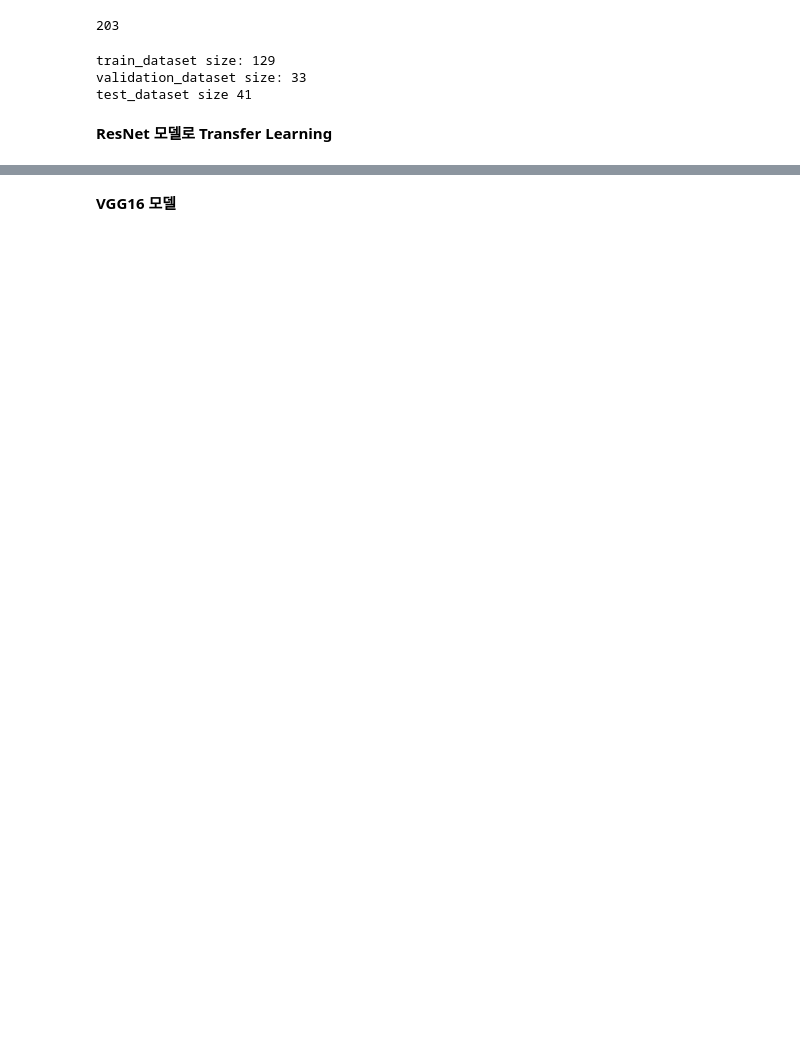
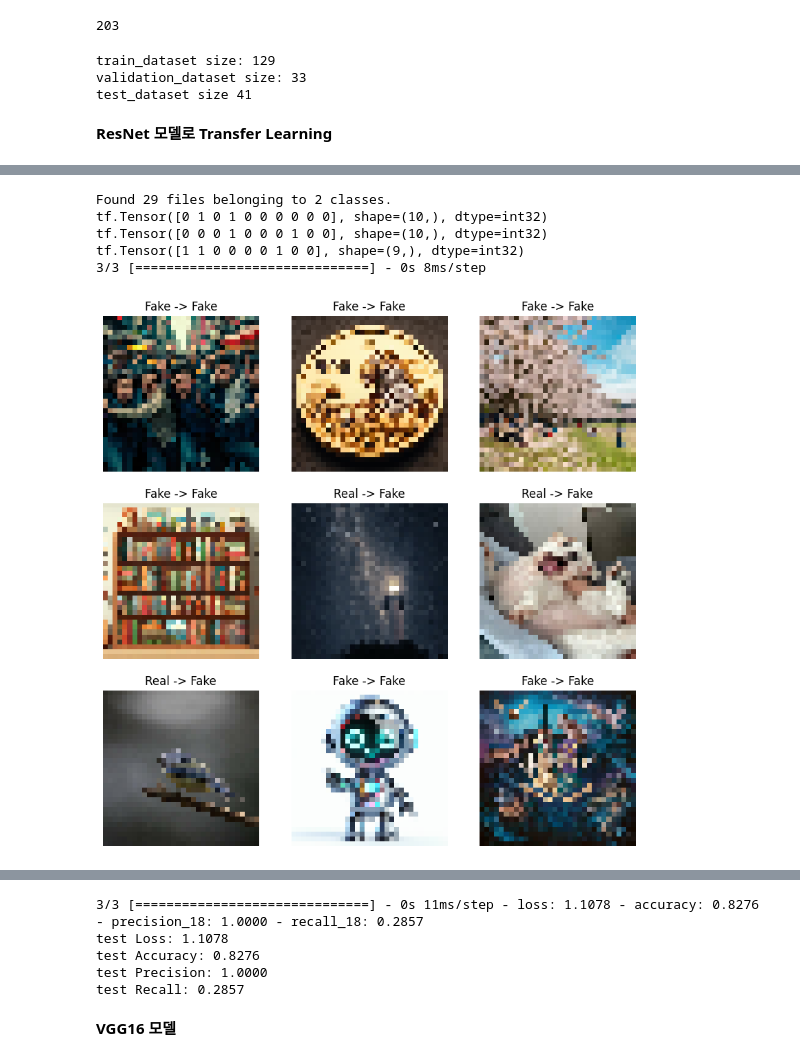
Before and after one commit to kky107102/ML_TEAM8, a Jupyter notebook: project.ipynb, the cells around one changed output, grey strips where cells are left out. Drawn from its saved outputs; the diff is of its cells as text; code cells hidden in the pictures; blank space fills up the shorter version.

```diff
--- a/project.ipynb
+++ b/project.ipynb
@@ -284,7 +306,7 @@ print("Starting training with Transfer Learning using ResNet50...")
 ResNet_model_history = ResNet_model.fit(
     train_dataset,
     validation_data = validation_dataset,
-    epochs = 5,
+    epochs = 8,
     verbose = 1,
     callbacks = [early_stopping]
 )
@@ -362,0 +362,6 @@ AttributeError: 'Functional' object has no attribute 'eval'
+# %%
+#모델 저장
+ResNet_model.save('ResNet_c_model.h5')
+model_json = ResNet_model.to_json()
+with open('ResNet_model.json','w') as f:
+  f.write(model_json)
@@ -395,0 +419,50 @@ Predicted: [[0.00524201]]
+# %%
+#테스ㅌ
+dir = '/content/drive/MyDrive/이미지 데이터셋 폴더'
+
+rt= tf.keras.utils.image_dataset_from_directory(
+  dir,
+  seed = 512,
+  image_size = (img_height, img_width),
+  batch_size = 10)
+
+for i ,l in rt:
+  print(l)
+
+def result_show(model,test_dataset):
+  result = model.predict(test_dataset)
+  cnt = 0
+  for images ,labels in test_dataset.take(50):
+    plt.figure(figsize=(10,10))
+    for i in range(9):
+      ax = plt.subplot(3,3,i+1)
+      plt.imshow(images[i].numpy().astype('uint8'))
+      if int(labels[i]) == 0:
+        isReal = 'Fake'
+      else:
+        isReal = 'Real'
+
+      if result[cnt][0] >= 0.5:
+        a = "Real"
+      else :
+        a = 'Fake'
+
+      plt.title(f"{isReal} -> {a}")
+      cnt +=1
+      plt.axis("off")
+    plt.show()
+  test_loss, test_accuracy, test_precision, test_recall = ResNet_model.evaluate(test_dataset)
+
+  print(f"test Loss: {test_loss:.4f}")
+  print(f"test Accuracy: {test_accuracy:.4f}")
+  print(f"test Precision: {test_precision:.4f}")
+  print(f"test Recall: {test_recall:.4f}")
+
+result_show(ResNet_model,rt)
+# %% [output]
+Found 29 files belonging to 2 classes.
+tf.Tensor([0 1 0 1 0 0 0 0 0 0], shape=(10,), dtype=int32)
+tf.Tensor([0 0 0 1 0 0 0 1 0 0], shape=(10,), dtype=int32)
+tf.Tensor([1 1 0 0 0 0 1 0 0], shape=(9,), dtype=int32)
+3/3 [==============================] - 0s 8ms/step
+[figure, added]
@@ -396,3 +471,8 @@ Predicted: [[0.00524201]]
+3/3 [==============================] - 0s 11ms/step - loss: 1.1078 - accuracy: 0.8276 - precision_18: 1.0000 - recall_18: 0.2857
+test Loss: 1.1078
+test Accuracy: 0.8276
+test Precision: 1.0000
+test Recall: 0.2857
 # %% [markdown]
 **VGG16 모델**
 # %%
```
Also changed, not shown: parts of 33 cells of this notebook.
